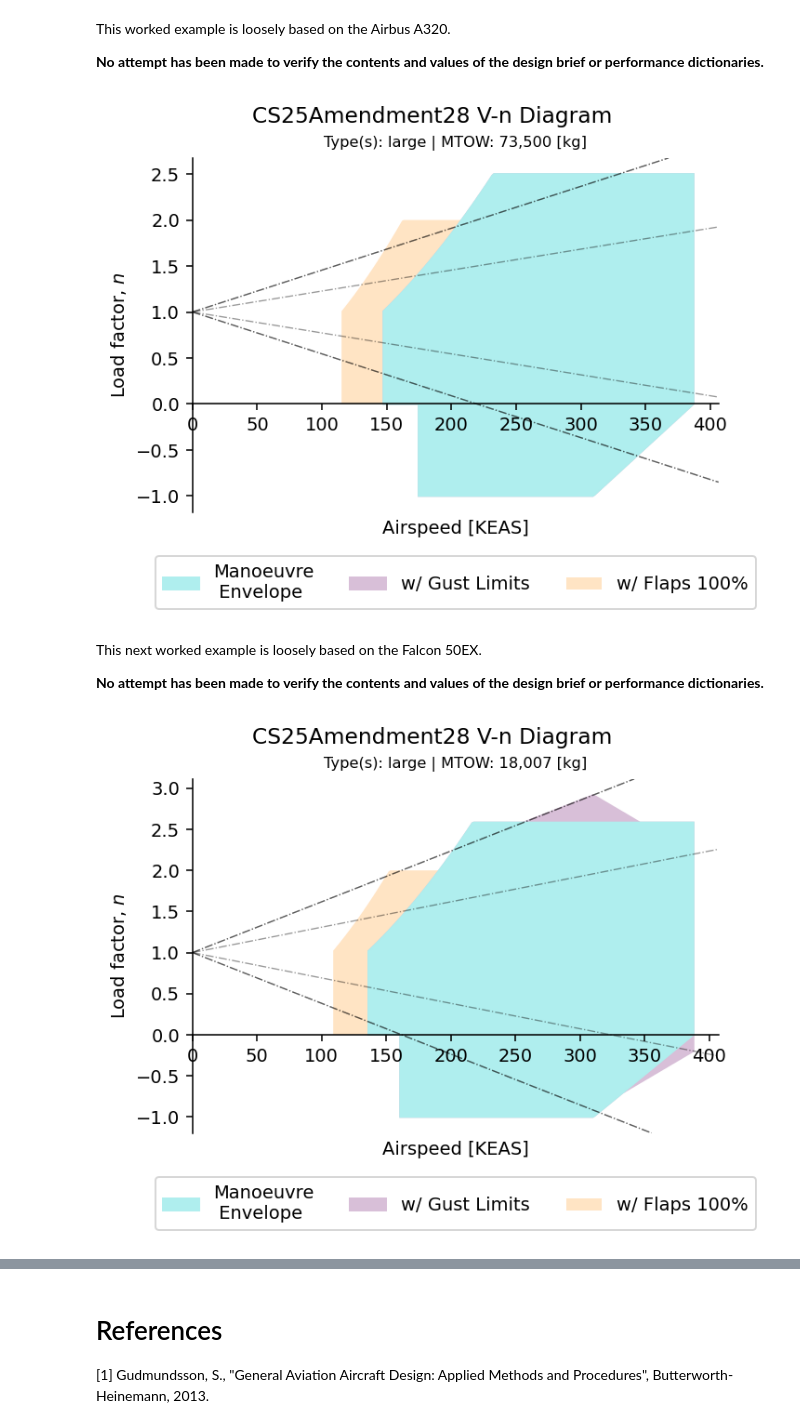
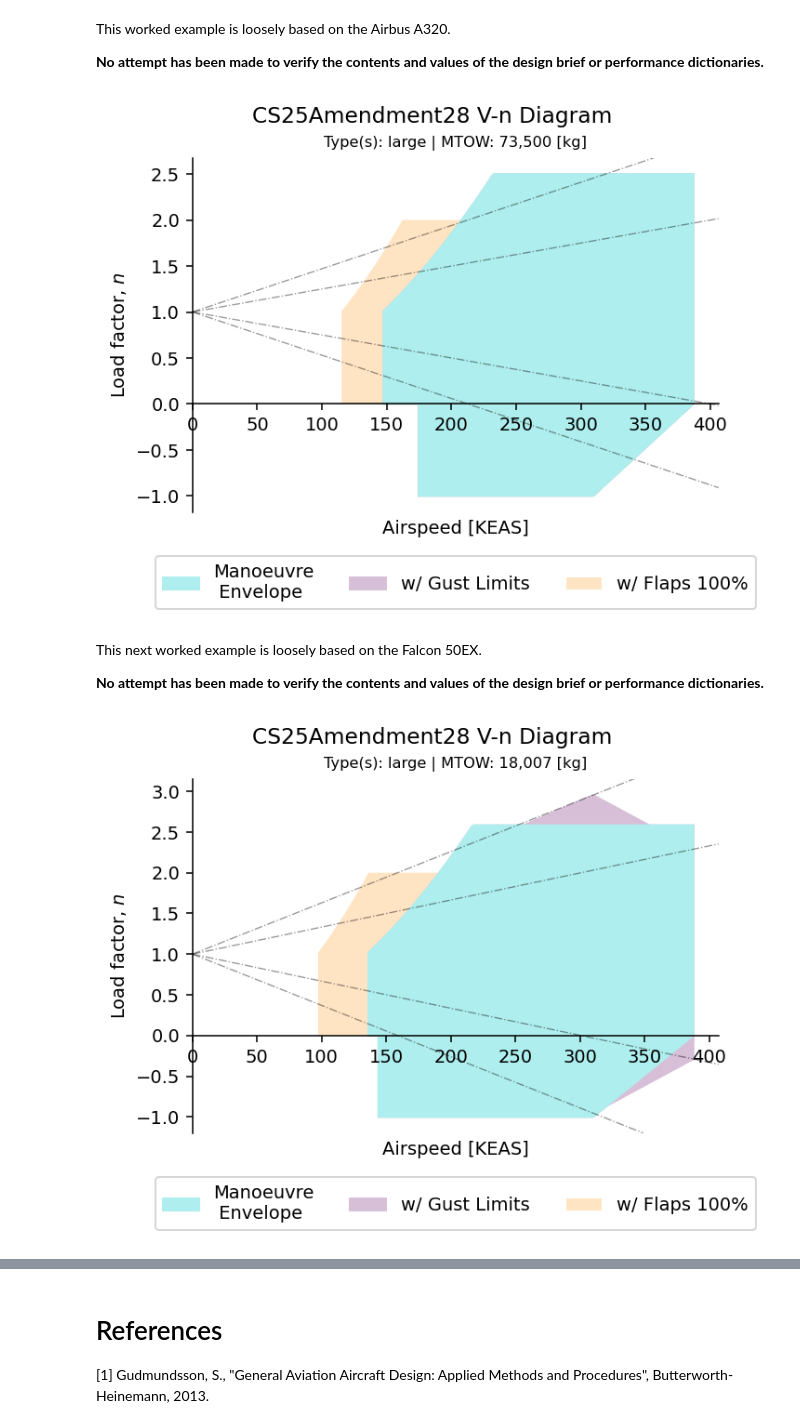
Before and after one commit to yaseen157/ADRpy, a Jupyter notebook: docs/ADRpy/notebooks/Constructing V-n diagrams in ADRpy.ipynb, the cells around one changed output, grey strips where cells are left out. Saved outputs shown, nothing was run; the diff lists cells and outputs as text; code cells hidden in the pictures.

Commit message:
v3.2: Concept no longer needs user-prescribed CLalpha

```diff
--- a/docs/ADRpy/notebooks/Constructing V-n diagrams in ADRpy.ipynb
+++ b/docs/ADRpy/notebooks/Constructing V-n diagrams in ADRpy.ipynb
@@ -242,7 +242,7 @@ designdef = {
 }
 
 designperf = {
-    "CLmax": 1.4, "CLmin": -1, "CLalpha": 5.3,
+    "CLmax": 1.4, "CLmin": -1,
     "CLmaxHL": 2.3, "CLminHL": -0.2
 }
 
@@ -262,7 +262,7 @@ A320cs25spec = aw.CS25Amendment28(A320concept)
 
 fig, ax = A320cs25spec.plot_Vn(weightfraction=1)
 # %% [output]
-[figure, old version]
+[figure, new version]
 # %% [markdown]
 This next worked example is loosely based on the Falcon 50EX.
 
@@ -271,32 +271,32 @@ This next worked example is loosely based on the Falcon 50EX.
 designbrief = {"vstallclean_kcas": 135, "cruisespeed_ktas": 488, "cruisealt_m": 8.5e3, "servceil_m": 12.5e3}
 
 b_ft, S_ft2 = uc.m_ft(18.5), uc.m2_ft2(46.3)
 
 designdef = {
     "aspectratio": b_ft ** 2 / S_ft2,
     "weight_n": uc.kg_N(18_007)
 }
 
 designperf = {
-    "CLmax": 1.4, "CLmin": -1, "CLalpha": 6.0,
+    "CLmax": 1.4*.8, "CLmin": -1,
     "CLmaxHL": 2.2
 }
 
 from ADRpy import atmospheres as at
 designatm = at.Atmosphere()  # set the design atmosphere to a zero-offset ISA
 
 designpropulsion = "TurbofanHiBPR"
 
 falcon50 = ca.AircraftConcept(
     brief=designbrief,
     design=designdef,
     performance=designperf,
     atmosphere=designatm,
     propulsion=designpropulsion
 )
 
 falcon50cs25spec = aw.CS25Amendment28(falcon50)
 
 fig, ax = falcon50cs25spec.plot_Vn(weightfraction=1)
 # %% [output]
-[figure, old version]
+[figure, new version]
```
Also changed, not shown: parts of 10 cells of this notebook, 7 other files.
